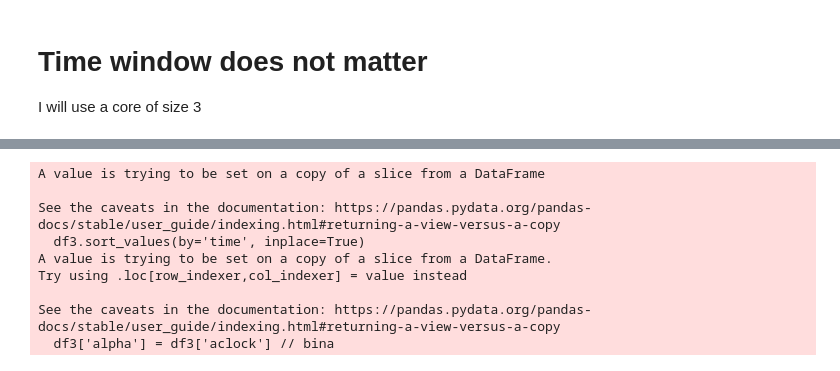
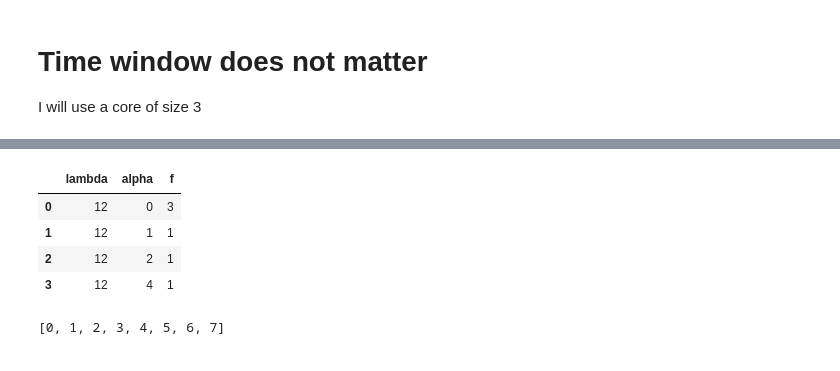
Before and after one commit to nitnelav27/comm_patterns, a Jupyter notebook: 202106.ipynb, the cells around one changed output, grey strips where cells are left out. Drawn from its saved outputs; the diff is of its cells as text; code cells hidden in the pictures.

```diff
--- a/202106.ipynb
+++ b/202106.ipynb
@@ -302,0 +379,3 @@ I will use a core of size 3
+# %%
+df = callsnc[3]['uk1']
+a = pc.get_f(df, 'all', 30, 10)
@@ -302,0 +392,8 @@ I will use a core of size 3
+# %%
+a['uk1C07896537661']['C01142735983']
+# %% [output]
+|  | lambda | alpha | f |
+| 0 | 12 | 0 | 3 |
+| 1 | 12 | 1 | 1 |
+| 2 | 12 | 2 | 1 |
+| 3 | 12 | 4 | 1 |
@@ -303 +413,5 @@ I will use a core of size 3
+# %%
+sorted(test.keys())
+# %% [output]
+[0, 1, 2, 3, 4, 5, 6, 7]
 # %%
@@ -320,26 +426,0 @@ def get_survival(fresult, lcrange, base, powers=True, alphafixed=1):
-# %%
-dff = pc.get_f(callsnc[3]['all'], 'all', 30, 10)
-test = {}
-for ego in dff.keys():
-    for alter in dff[ego].keys():
-        data = dff[ego][alter].loc[dff[ego][alter]['alpha'] >= 1]
-        if len(data) > 0:
-            lamb = data.iloc[0]['lambda']
-            test[lamb] = test.get(lamb, 0) + 1
-test = pd.DataFrame.from_dict(test, orient='index').sort_index()
-test['p'] = test[0] / sum(test[0])
-null = {}
-for lc in range(21):
-    df = test.loc[test.index >= lc]
-    null[lc] = sum(df['p'])
-null = pd.DataFrame.from_dict(null, orient='index').sort_index()
-# %% [output]
-A value is trying to be set on a copy of a slice from a DataFrame
-
-See the caveats in the documentation: https://pandas.pydata.org/pandas-docs/stable/user_guide/indexing.html#returning-a-view-versus-a-copy
-  df3.sort_values(by='time', inplace=True)
-A value is trying to be set on a copy of a slice from a DataFrame.
-Try using .loc[row_indexer,col_indexer] = value instead
-
-See the caveats in the documentation: https://pandas.pydata.org/pandas-docs/stable/user_guide/indexing.html#returning-a-view-versus-a-copy
-  df3['alpha'] = df3['aclock'] // bina
```
Also changed, not shown: parts of 22 cells of this notebook, 1 other file.
